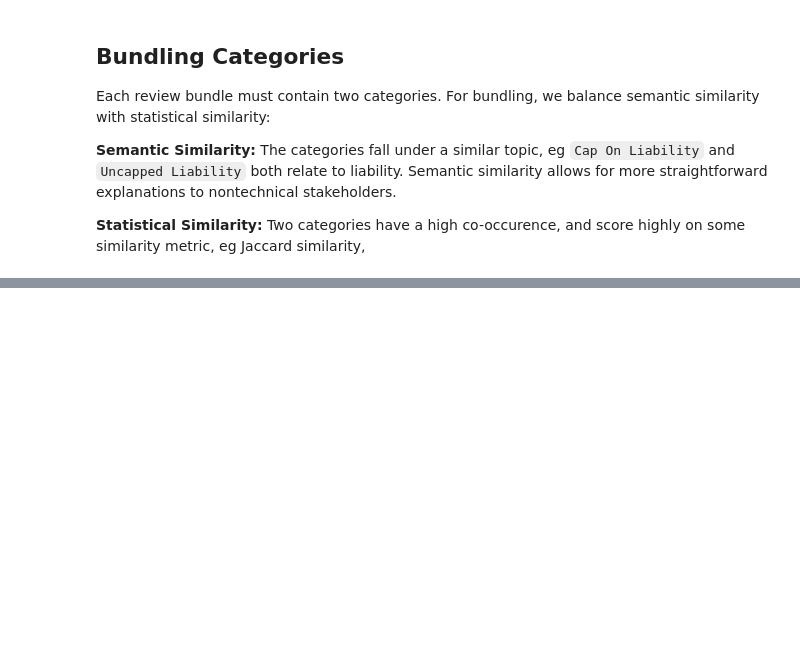
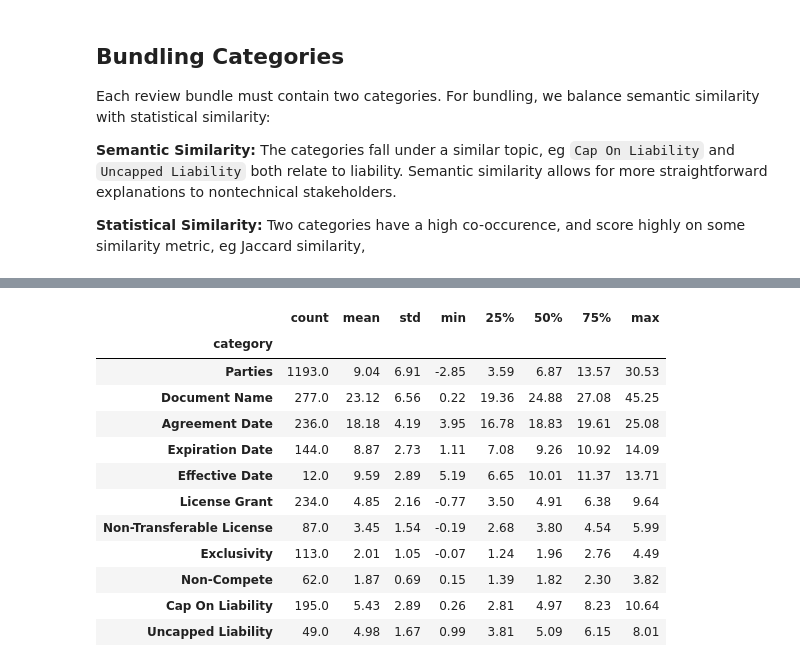
Before and after one commit to Break-Through-Tech/Accenture-1D-contract-review-challenge, a Jupyter notebook: notebooks/review_bundles.ipynb, the cells around one changed output, grey strips where cells are left out. Saved outputs shown, nothing was run; the diff lists cells and outputs as text; code cells hidden in the pictures; blank space fills up the shorter version.

Commit message:
added positive annotations analysis

```diff
--- a/notebooks/review_bundles.ipynb
+++ b/notebooks/review_bundles.ipynb
@@ -338,3 +346,16 @@ span_length_quartiles
 | Non-Compete | 164 | 180.25 | 282.5 | 482.00 | 25.75 | 43.5 | 73.25 |
 | Cap On Liability | 432 | 198.00 | 303.5 | 482.25 | 31.00 | 48.0 | 75.00 |
 | Uncapped Liability | 115 | 259.50 | 428.0 | 589.00 | 41.50 | 65.0 | 91.50 |
+# %%
+# mask out spans whose word count falls outside their category's interquartile range (inclusive bounds)
+words_q1 = annotations['category'].map(span_length_quartiles['words_q1'])
+words_q3 = annotations['category'].map(span_length_quartiles['words_q3'])
+in_iqr = annotations['num_words'].between(words_q1, words_q3)
+
+iqr_annotations = annotations[in_iqr]
+
+# spans remaining per category after the length filter
+pd.DataFrame({
+    'n_spans': annotations['category'].value_counts(),
+    'n_in_iqr': iqr_annotations['category'].value_counts(),
+}).reindex(TENTATIVE_CATEGORIES)
@@ -340,0 +382,18 @@ span_length_quartiles
+# %%
+# keep spans that read as a full sentence: start with a capital letter, digit, or opening bracket/quote,
+# and end with sentence-final punctuation (optionally followed by a closing quote/bracket)
+FRAGMENT_CATEGORIES = ['Parties', 'Document Name', 'Agreement Date']   # names/dates, never full sentences
+
+stripped_text = iqr_annotations['answer_text'].str.strip()
+clean_start = stripped_text.str.match(r'["“(\[]*[A-Z0-9]')
+clean_end = stripped_text.str.contains(r'[.!?]["”)\]]*$')
+clean_boundaries = (clean_start & clean_end) | iqr_annotations['category'].isin(FRAGMENT_CATEGORIES)
+
+candidate_spans = iqr_annotations[clean_boundaries].copy()
+
+# spans remaining per category after the length and boundary filters
+pd.DataFrame({
+    'n_spans': annotations['category'].value_counts(),
+    'n_in_iqr': iqr_annotations['category'].value_counts(),
+    'n_clean_boundaries': candidate_spans['category'].value_counts(),
+}).reindex(TENTATIVE_CATEGORIES)
@@ -340,0 +469,28 @@ span_length_quartiles
+# %%
+# distinctiveness score per span: mean z-score over the span's unique in-vocabulary terms
+# (a mean rather than a sum, so longer spans aren't favored just for containing more terms)
+candidate_term_matrix = vectorizer.transform(candidate_spans['answer_text'])
+
+def mean_term_z(row_idx, category):
+    term_idx = candidate_term_matrix[row_idx].indices
+    return term_z[category].to_numpy()[term_idx].mean() if len(term_idx) else np.nan
+
+candidate_spans['distinctiveness'] = [
+    mean_term_z(i, category) for i, category in enumerate(candidate_spans['category'])
+]
+
+candidate_spans.groupby('category')['distinctiveness'].describe().reindex(TENTATIVE_CATEGORIES).round(2)
+# %% [output]
+|  | count | mean | std | min | 25% | 50% | 75% | max |
+| category |  |  |  |  |  |  |  |  |
+| Parties | 1193.0 | 9.04 | 6.91 | -2.85 | 3.59 | 6.87 | 13.57 | 30.53 |
+| Document Name | 277.0 | 23.12 | 6.56 | 0.22 | 19.36 | 24.88 | 27.08 | 45.25 |
+| Agreement Date | 236.0 | 18.18 | 4.19 | 3.95 | 16.78 | 18.83 | 19.61 | 25.08 |
+| Expiration Date | 144.0 | 8.87 | 2.73 | 1.11 | 7.08 | 9.26 | 10.92 | 14.09 |
+| Effective Date | 12.0 | 9.59 | 2.89 | 5.19 | 6.65 | 10.01 | 11.37 | 13.71 |
+| License Grant | 234.0 | 4.85 | 2.16 | -0.77 | 3.50 | 4.91 | 6.38 | 9.64 |
+| Non-Transferable License | 87.0 | 3.45 | 1.54 | -0.19 | 2.68 | 3.80 | 4.54 | 5.99 |
+| Exclusivity | 113.0 | 2.01 | 1.05 | -0.07 | 1.24 | 1.96 | 2.76 | 4.49 |
+| Non-Compete | 62.0 | 1.87 | 0.69 | 0.15 | 1.39 | 1.82 | 2.30 | 3.82 |
+| Cap On Liability | 195.0 | 5.43 | 2.89 | 0.26 | 2.81 | 4.97 | 8.23 | 10.64 |
+| Uncapped Liability | 49.0 | 4.98 | 1.67 | 0.99 | 3.81 | 5.09 | 6.15 | 8.01 |
```
Also changed, not shown: parts of 22 cells of this notebook, 1 other file.
